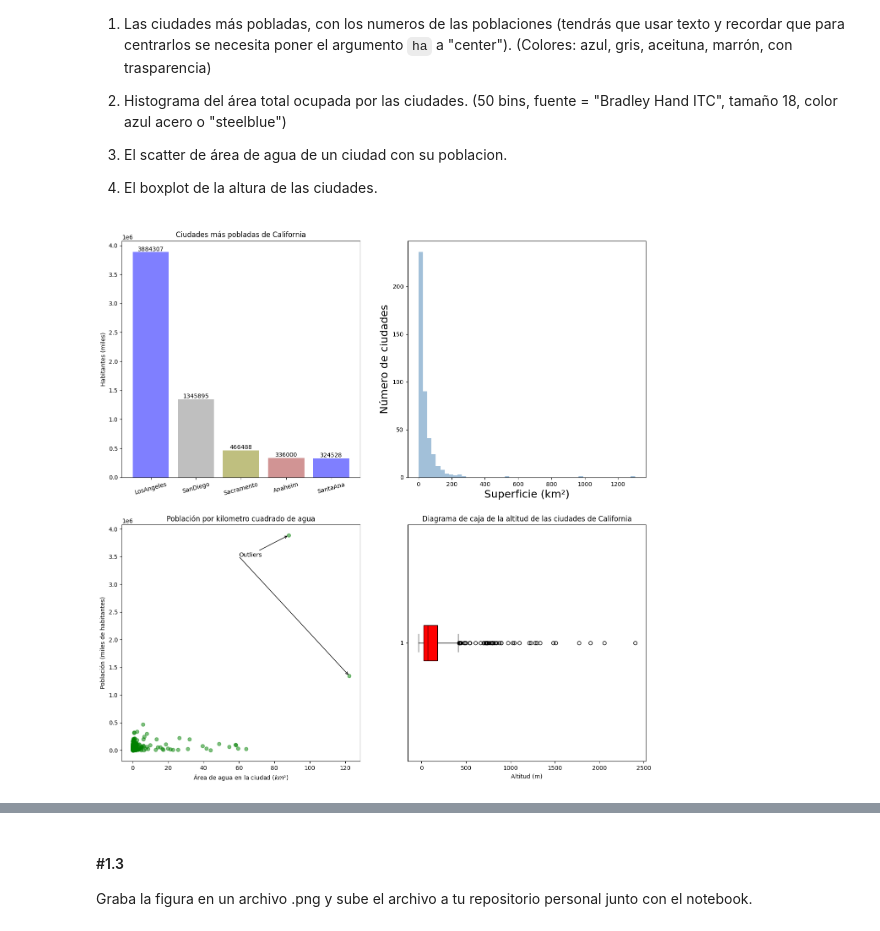
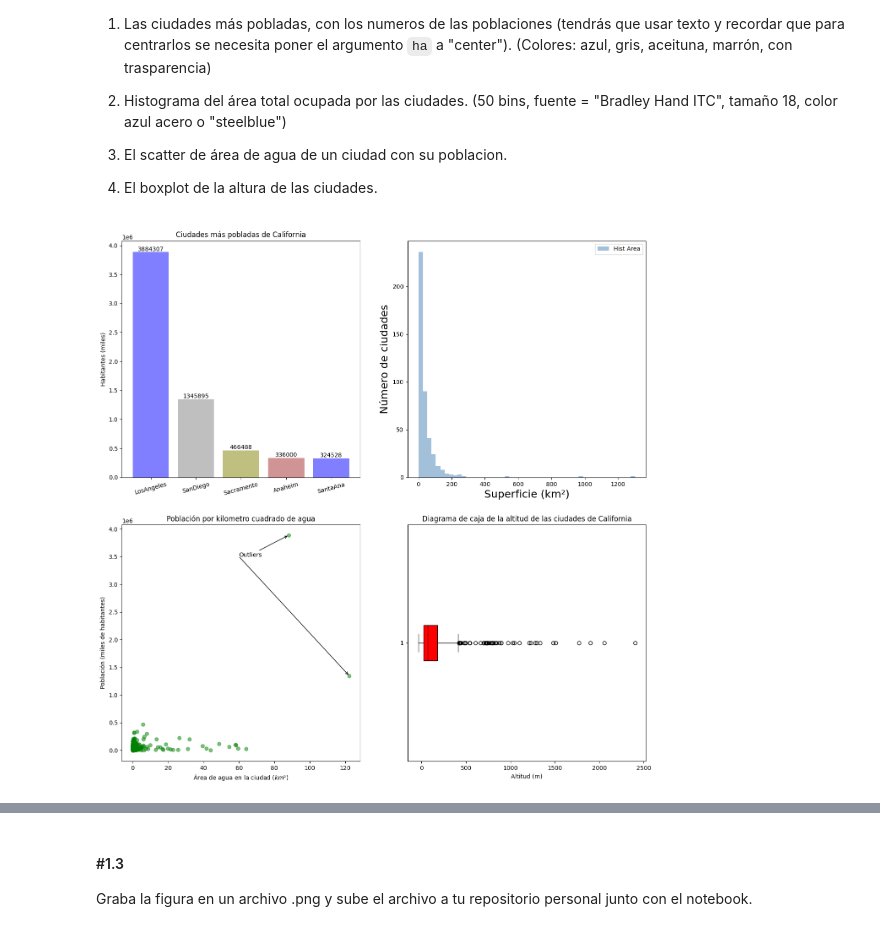
Before and after one commit to calajo/ONLINE_DS_THEBRIDGE_jorgegp, a Jupyter notebook: Sprint_08/Unidad_01_Visualizacion_Basica_Matplotlib/03_Practica_Obligatoria/18_Practica_Obligatoria_Visualizacion_Basica.ipynb, the cells around one changed output, grey strips where cells are left out. Saved outputs shown, nothing was run; the diff lists cells and outputs as text; code cells hidden in the pictures.

```diff
--- a/Sprint_08/Unidad_01_Visualizacion_Basica_Matplotlib/03_Practica_Obligatoria/18_Practica_Obligatoria_Visualizacion_Basica.ipynb
+++ b/Sprint_08/Unidad_01_Visualizacion_Basica_Matplotlib/03_Practica_Obligatoria/18_Practica_Obligatoria_Visualizacion_Basica.ipynb
@@ -99,14 +99,16 @@ for i, value in enumerate(top_cities["population_total"]):
         va="bottom"
     )
 ax2 = axes[0, 1]
+
 ax2.hist(
     df["area_total_km2"],
     bins=50,
-    # fontname="Bradley Hand ITC", # no lo encuentra por lo que lo comento
     color="steelblue",
-    alpha=0.5
+    alpha=0.5,
+    label="Hist Area"
 )
 
+ax2.legend(loc="upper right")
 ax2.set_xlabel("Superficie (km²)",
                # fontname="Bradley Hand ITC", # no lo encuentra por lo que lo comento
                fontsize=18)
@@ -124,34 +126,34 @@ ax3.scatter(
 outliers = df[
     (df["population_total"] > 1_000_000) &
     (df["area_water_km2"] > 80)
 ]
 
 props_flecha = {"arrowstyle": "->"}
 
 for i, (_, row) in enumerate(outliers.iterrows()):
     ax3.annotate(
         "Outliers" if i == 0 else "",
         xy=(row["area_water_km2"], row["population_total"]),
         xytext=(60, 3500000), # he puesto los valores a mano, fijandome en el gráfico de ejemplo
         arrowprops=props_flecha
     )
 
 ax3.set_xlabel("Área de agua en la ciudad ($km²$)")
 ax3.set_ylabel("Población (miles de habitantes)")
 ax3.set_title("Población por kilometro cuadrado de agua")
 ax4 = axes[1, 1]
 ax4.boxplot(
     df["elevation_m"],
     vert=False,
     patch_artist=True,
     boxprops=dict(facecolor="red"),
     medianprops=dict(color="black", linewidth=1)
 )
 
 ax4.set_xlabel("Altitud (m)")
 ax4.set_title("Diagrama de caja de la altitud de las ciudades de California");
 # %% [output]
-[figure, old version]
+[figure, new version]
 # %% [markdown]
 ![figura_ejempo.png](attachment:figura_ejempo.png)
 # %% [markdown]
```
Also changed, not shown: parts of 1 cell of this notebook, 1 other file.
